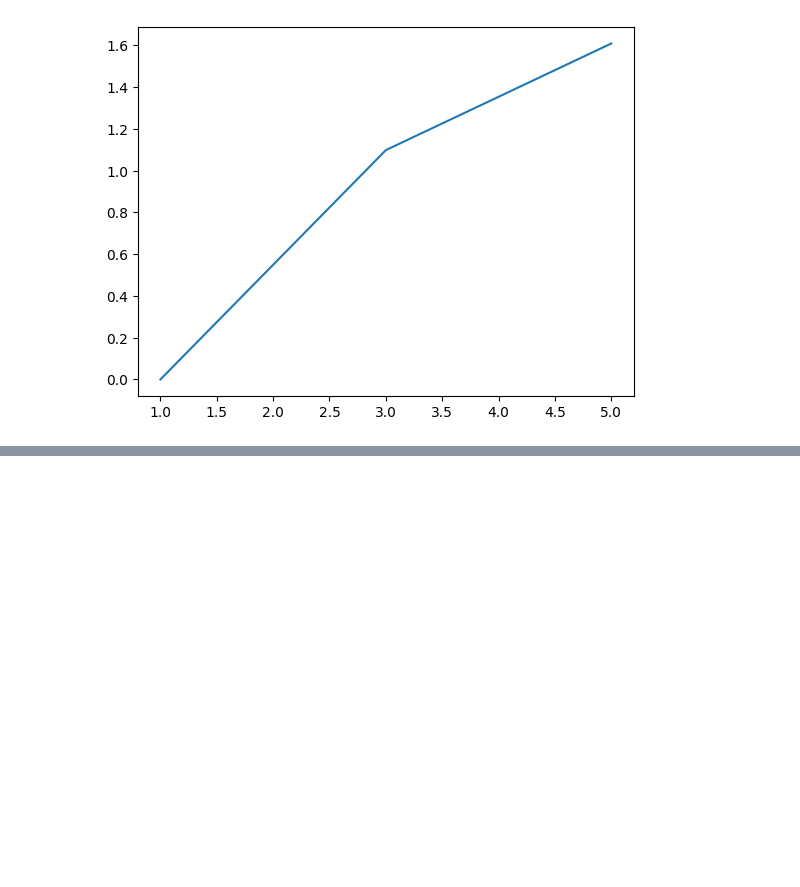
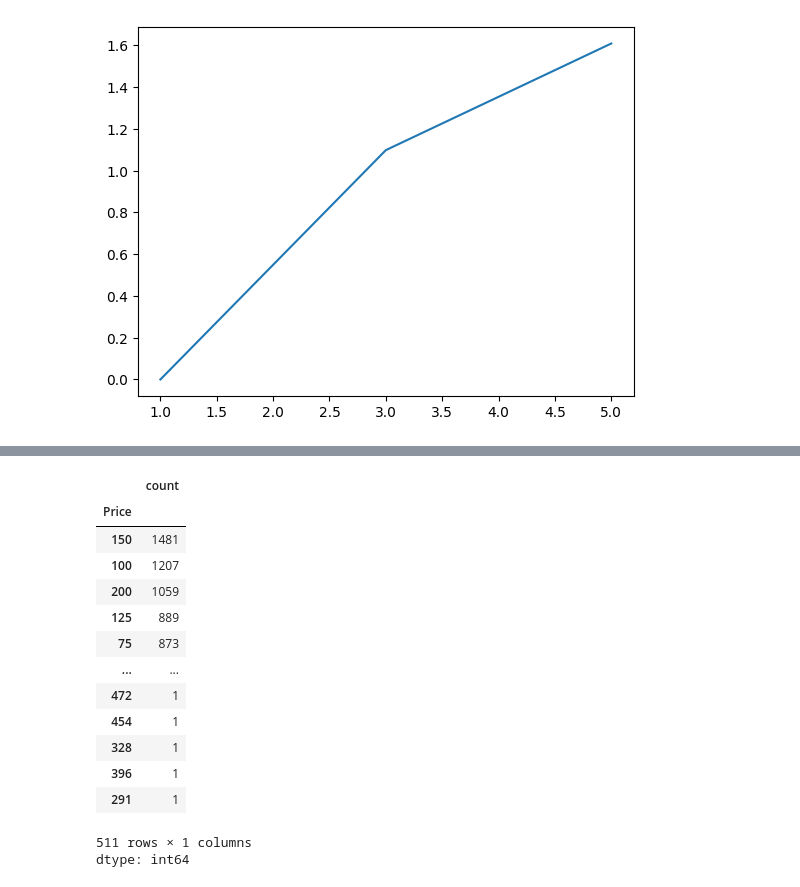
Before and after one commit to smerashanmugan/scratchpad, a Jupyter notebook: nb_2026_01_05.ipynb, the cells around one changed output, grey strips where cells are left out. Cells and saved outputs as stored; diff of their text form; code cells hidden in the pictures; blank space fills up the shorter version.

```diff
--- a/nb_2026_01_05.ipynb
+++ b/nb_2026_01_05.ipynb
@@ -28,0 +92,18 @@ plt.show()
+# %%
+df['Price'].value_counts()
+# %% [output]
+|  | count |
+| Price |  |
+| 150 | 1481 |
+| 100 | 1207 |
+| 200 | 1059 |
+| 125 | 889 |
+| 75 | 873 |
+| ... | ... |
+| 472 | 1 |
+| 454 | 1 |
+| 328 | 1 |
+| 396 | 1 |
+| 291 | 1 |
+511 rows × 1 columns
+dtype: int64
```
Also changed, not shown: parts of 6 cells of this notebook.
